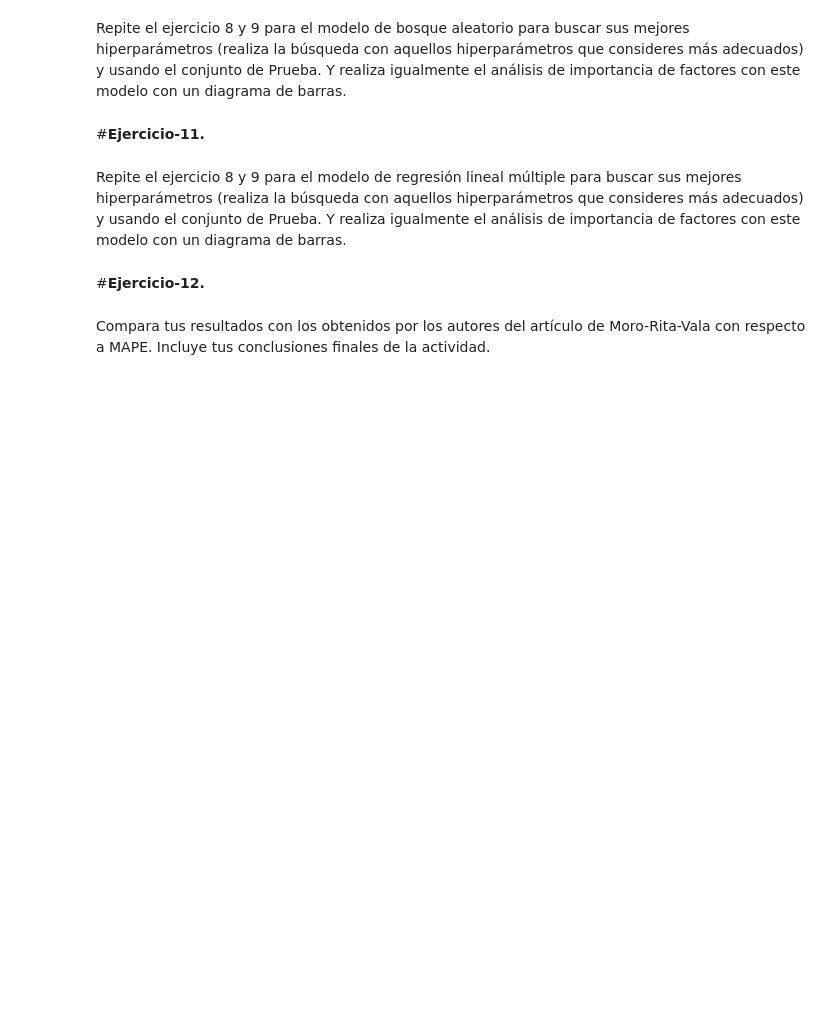
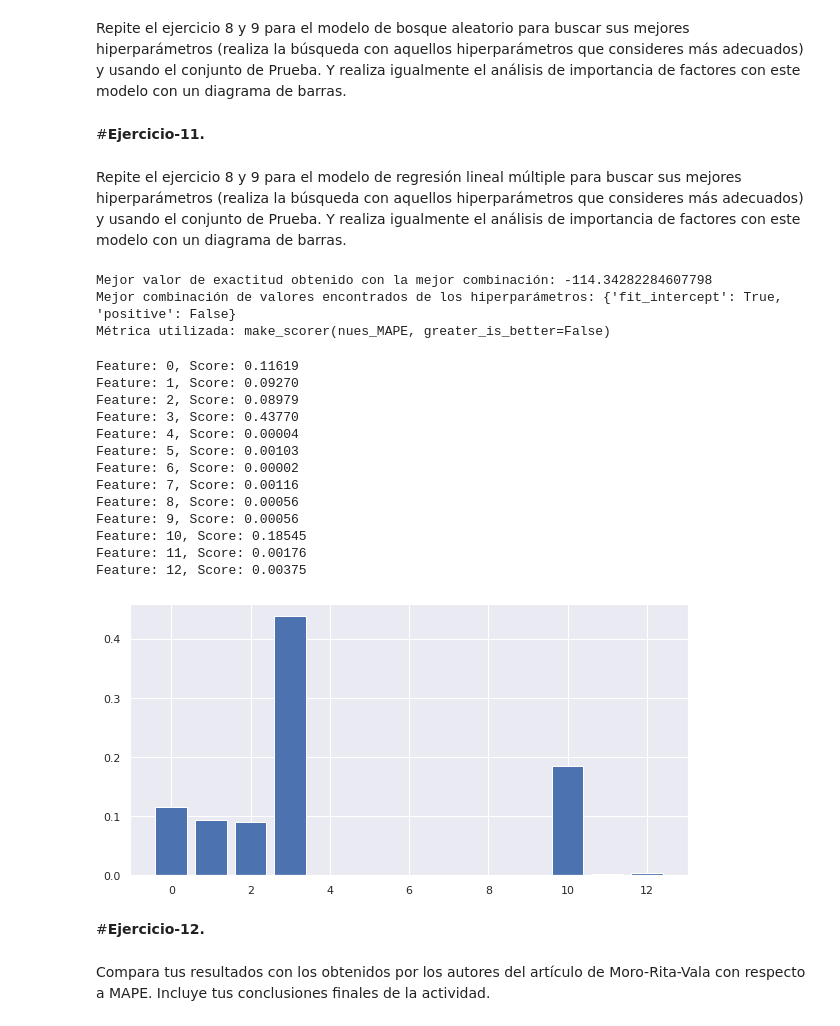
Before and after one commit to AlfonsoVasquezC/DataFiles, a Jupyter notebook: Redneuronal_Equipo52.ipynb, the cells around one changed output. Saved outputs shown, nothing was run; the diff lists cells and outputs as text; code cells hidden in the pictures; blank space fills up the shorter version.

```diff
--- a/Redneuronal_Equipo52.ipynb
+++ b/Redneuronal_Equipo52.ipynb
@@ -544,9 +558,9 @@ grid = GridSearchCV(estimator=modeloRF,
                     param_grid=dicc_grid,
                     cv=cv,
                     n_jobs = -1,
-                    scoring=make_scorer(nues_MAPE))
+                    scoring=make_scorer(nues_MAPE, greater_is_better = False))
 # %%
-grid.fit(Xtvtransf, ytvtransf)
+grid.fit(Xtvtransf, np.ravel(ytvtransf))
 
 print('Mejor valor de exactitud obtenido con la mejor combinación:', grid.best_score_)
 print('Mejor combinación de valores encontrados de los hiperparámetros:', grid.best_params_)
@@ -605,26 +589,63 @@ grid = GridSearchCV(estimator=modeloLR,
+# %%
+modeloLR = LinearRegression()
+
+Xtvtransf = transformaciones.fit_transform(Xtv)
+ytvtransf = transformacionessalida.fit_transform(ytv)
+
+dicc_grid = {'fit_intercept':[True, False],
+             'positive':[True,False]}
+
+cv = RepeatedKFold(n_splits=5, n_repeats=3, random_state=11)
+
+grid = GridSearchCV(estimator=modeloLR,
+                    param_grid=dicc_grid,
+                    cv=cv,
+                    n_jobs = -1,
+                    scoring=make_scorer(nues_MAPE, greater_is_better = False))
 # %%
-grid.fit(Xtvtransf, ytvtransf)
+grid.fit(Xtvtransf, np.ravel(ytvtransf))
 
 print('Mejor valor de exactitud obtenido con la mejor combinación:', grid.best_score_)
 print('Mejor combinación de valores encontrados de los hiperparámetros:', grid.best_params_)
 print('Métrica utilizada:', grid.scoring)
+# %% [output]
+Mejor valor de exactitud obtenido con la mejor combinación: -114.34282284607798
+Mejor combinación de valores encontrados de los hiperparámetros: {'fit_intercept': True, 'positive': False}
+Métrica utilizada: make_scorer(nues_MAPE, greater_is_better=False)
 # %%
 # Una vez inicializado y entrenada la MLP, veamos qué factores considera más importantes:
 
-modeloLR = LinearRegression()
+modeloLR = LinearRegression(fit_intercept = True, positive = False)
 
 modeloLR.fit(Xtvtransf, ytvtransf)
+
+dfnames = pd.DataFrame(Xtvtransf)
 
 importanceLR = permutation_importance(modeloLR, Xtvtransf, ytvtransf, n_repeats=10)
 
 # visualicemos la importancia de cada métrica, de las cuales sabemos
 # cuáles son las más importantes, de acuerdo a como se definieron al inicio:
 
 for i,v in enumerate(importanceLR['importances_mean']):
-	print('Feature: %0d, Score: %.5f' % (i,v))
+	print('Feature: %0d, Score: %.5f' % (dfnames.columns.values[i],v))
 
 plt.bar([x for x in range(len(importanceLR['importances_mean']))], importanceLR['importances_mean'])
 plt.show()
+# %% [output]
+Feature: 0, Score: 0.11619
+Feature: 1, Score: 0.09270
+Feature: 2, Score: 0.08979
+Feature: 3, Score: 0.43770
+Feature: 4, Score: 0.00004
+Feature: 5, Score: 0.00103
+Feature: 6, Score: 0.00002
+Feature: 7, Score: 0.00116
+Feature: 8, Score: 0.00056
+Feature: 9, Score: 0.00056
+Feature: 10, Score: 0.18545
+Feature: 11, Score: 0.00176
+Feature: 12, Score: 0.00375
+[figure, added]
 # %% [markdown]
 #**Ejercicio-12.**
 # %% [markdown]
```
Also changed, not shown: parts of 6 cells of this notebook.
